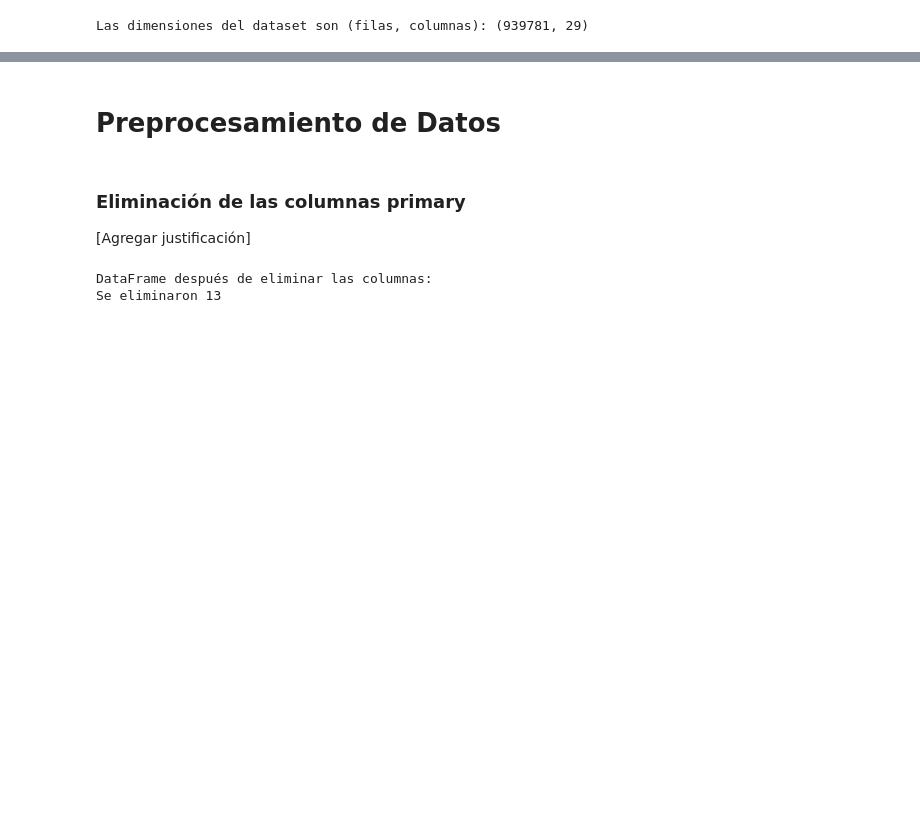
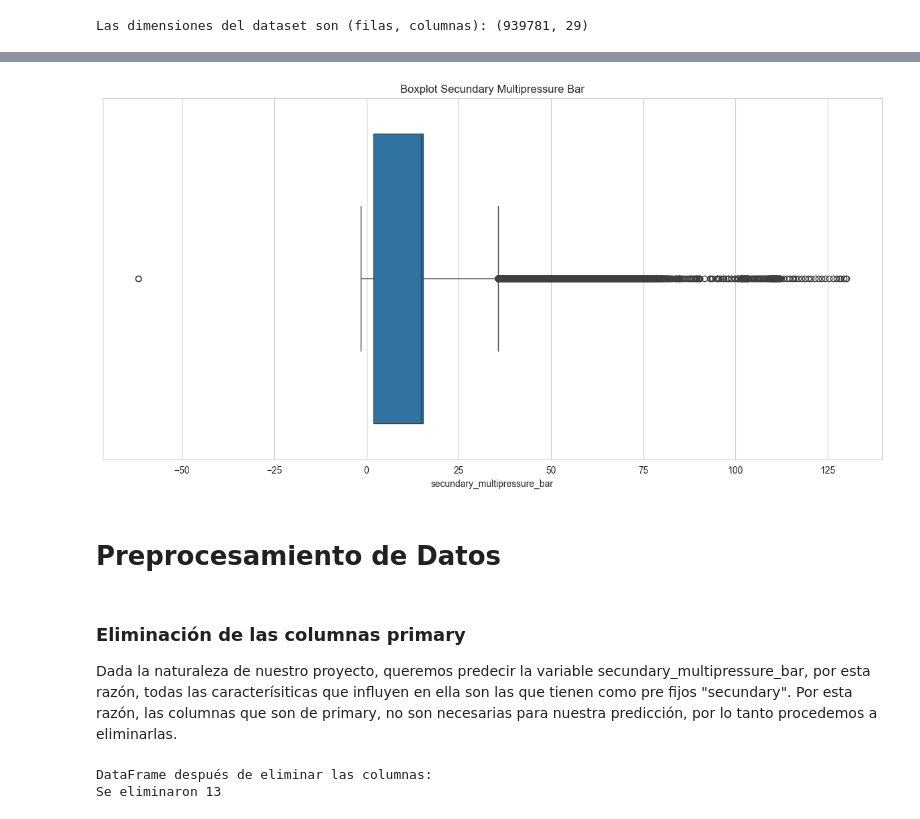
Before and after one commit to emmanuelrosales/ML_FinalProject, a Jupyter notebook: ML_FinalProject.ipynb, the cells around one changed output, grey strips where cells are left out. Cells and saved outputs as stored; diff of their text form; code cells hidden in the pictures; blank space fills up the shorter version.

```diff
--- a/ML_FinalProject.ipynb
+++ b/ML_FinalProject.ipynb
@@ -75,9 +104,15 @@ Las dimensiones del dataset son (filas, columnas): (939781, 29)
+# %%
+sns.boxplot(x=raw_dataset['secundary_multipressure_bar'])
+plt.title('Boxplot Secundary Multipressure Bar')
+plt.show()
+# %% [output]
+[figure, added]
 # %% [markdown]
 # Preprocesamiento de Datos
 # %% [markdown]
 ### Eliminación de las columnas primary
 
-[Agregar justificación]
+Dada la naturaleza de nuestro proyecto, queremos predecir la variable secundary_multipressure_bar, por esta razón, todas las caracterísiticas que influyen en ella son las que tienen como pre fijos "secundary". Por esta razón, las columnas que son de primary, no son necesarias para nuestra predicción, por lo tanto procedemos a eliminarlas.
 # %%
 # Eliminar las columnas relacionadas con primary
 
```
Also changed, not shown: parts of 12 cells of this notebook.
